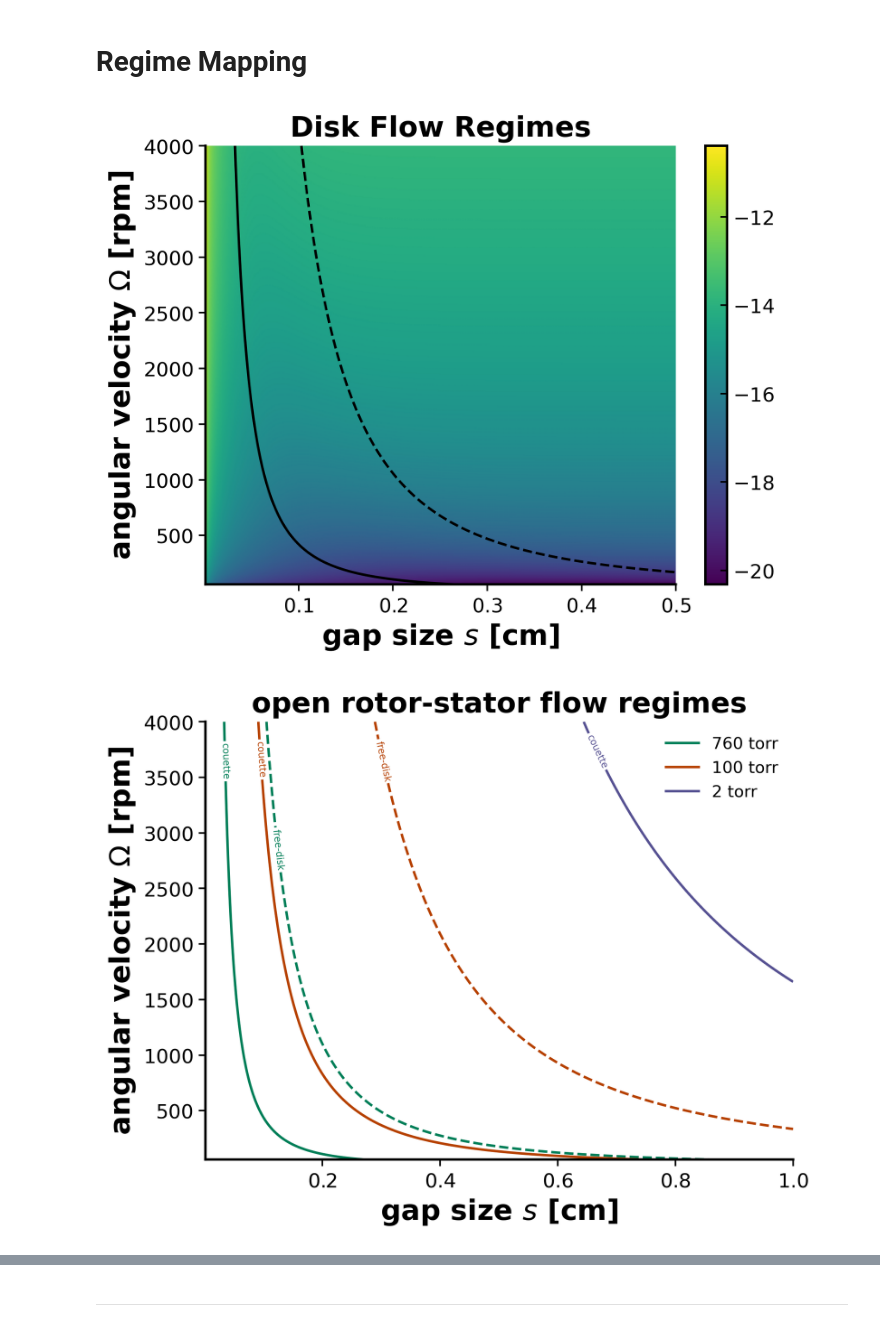
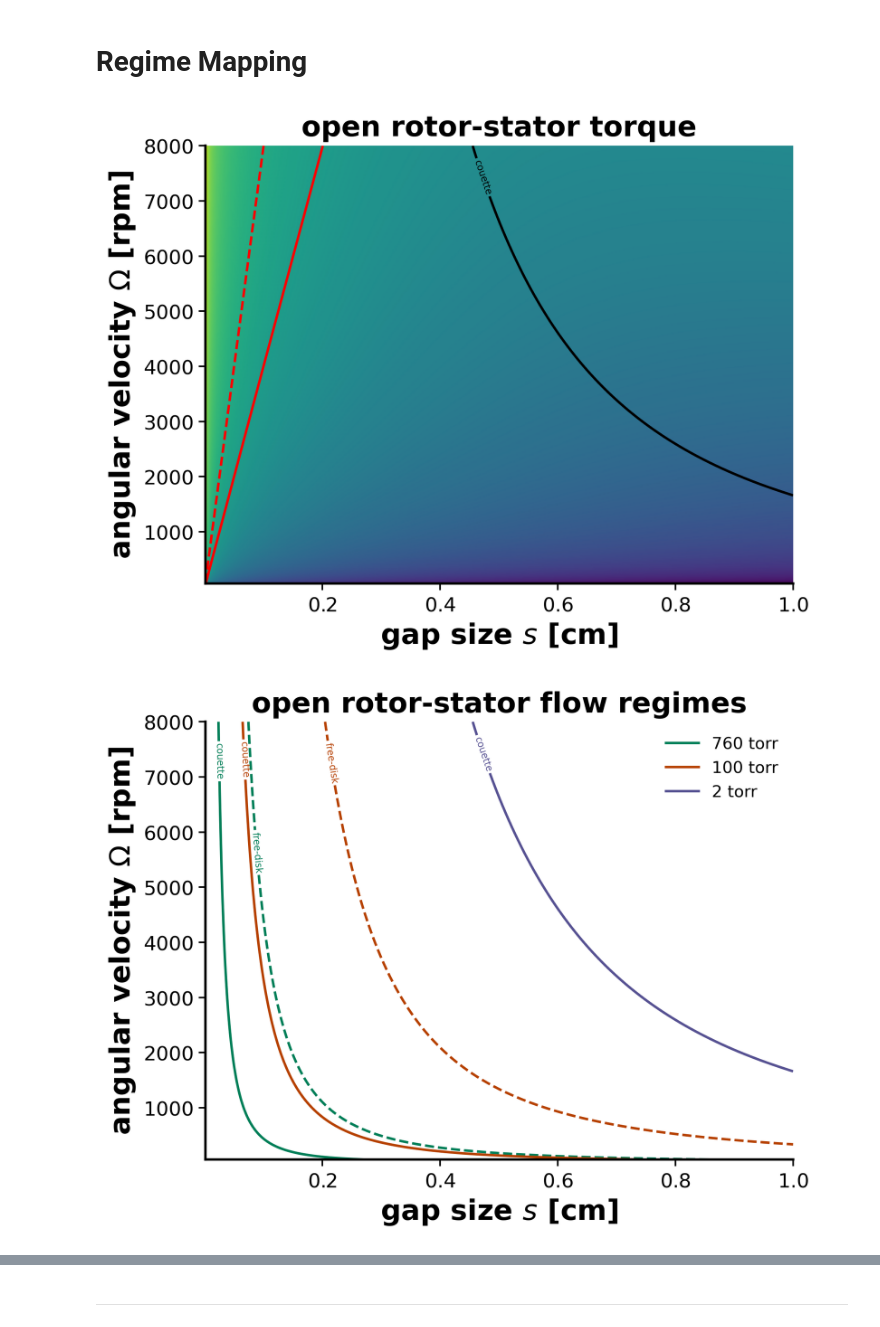
Before and after one commit to Jezen5Volk/Magnetic-Levitation, a Jupyter notebook: Viscous Damping.ipynb, the cells around one changed output, grey strips where cells are left out. Drawn from its saved outputs; the diff is of its cells as text; code cells hidden in the pictures.

Commit message:
spindown

```diff
--- a/Viscous Damping.ipynb
+++ b/Viscous Damping.ipynb
@@ -143,23 +143,31 @@ plt.show()
 # %%
 disk = Disk(
     b = 0.0127,  # radius in meters (radius of 0.0127 is 1 inch diameter)
+    rho = 7500, # density of levitated mass
+    mu = 1.795e-5 #viscosity in pascal seconds
 )
 
-ss, ww, R_gap, M_phi = disk.gen_cmapR(s_start = 10e-6, s_stop = 5e-3, omega_start = 60, omega_stop = 4000, rho_f = 1.226, mu = 1.795e-5)
+ss, ww, R_gap, M_phi = disk.gen_cmapR(s_start = 10e-6, s_stop = 1e-2, omega_start = 60, omega_stop = 8000, rho_f = 4.81e-26*(2*1.0135e5/760)/(1.38e-23*300))
 
-torque_heatmap = plt.pcolormesh(ss*1e2, ww*60/(2*np.pi), np.log(M_phi), shading='gouraud', cmap= "viridis")
-plt.colorbar()
+torque_heatmap = plt.pcolormesh(ss*1e2, ww*60/(2*np.pi), np.log(M_phi/np.max(M_phi)), shading='gouraud', cmap= "viridis")
+#plt.colorbar()
+contour = plt.contour(ss*1e2, ww*60/(2*np.pi), M_phi, levels = [np.max(M_phi)*0.005, np.max(M_phi)*0.01], colors = 'red', linestyles = ['solid', 'dashed'])
 contour = plt.contour(ss*1e2, ww*60/(2*np.pi), R_gap, levels = [3, 30.25], colors = 'black', linestyles = ['solid', 'dashed'])
+strs = ["couette", "free-disk"]
+fmt = {}
+for l, s in zip(contour.levels, strs):
+    fmt[l] = s
+plt.clabel(contour, contour.levels, fmt=fmt, fontsize='xx-small')
 plt.gca().tick_params(axis = 'both', direction = 'out')
 plt.xlabel(r"gap size $s$ [cm]", weight = 'heavy', fontsize = "xx-large")
 plt.ylabel(r"angular velocity $\Omega$ [rpm]", weight = 'heavy', fontsize = "xx-large")
-plt.title("Disk Flow Regimes", weight = 'heavy', fontsize = "xx-large")
+plt.title("open rotor-stator torque", weight = 'heavy', fontsize = "xx-large")
 plt.show()
 
 
 ###################################################
 pressure_range = [760, 100, 2]
-ss, ww, R_gap = disk.gen_pressure_contours(s_start = 10e-6, s_stop = 1e-2, omega_start = 60, omega_stop = 4000, pressure_range = pressure_range, mu = 1.795e-5)
+ss, ww, R_gap = disk.gen_pressure_contours(s_start = 10e-6, s_stop = 1e-2, omega_start = 60, omega_stop = 8000, pressure_range = pressure_range)
 
 pressure_legend = []
 for i, (R, p) in enumerate(zip(R_gap, pressure_range)):
@@ -167,33 +175,54 @@ for i, (R, p) in enumerate(zip(R_gap, pressure_range)):
     strs = ["couette", "free-disk"]
     fmt = {}
     for l, s in zip(contour.levels, strs):
         fmt[l] = s
     plt.clabel(contour, contour.levels, fmt=fmt, fontsize='xx-small')
     pressure_legend.append(Line2D([0],[0], color = f"C{i}", label = f'{p} torr'))
 
 plt.legend(handles=pressure_legend)
 plt.gca().tick_params(axis = 'both', direction = 'out')
 plt.xlabel(r"gap size $s$ [cm]", weight = 'heavy', fontsize = "xx-large")
 plt.ylabel(r"angular velocity $\Omega$ [rpm]", weight = 'heavy', fontsize = "xx-large")
 plt.title("open rotor-stator flow regimes", weight = 'heavy', fontsize = "xx-large")
 plt.show()
 
 
 ###################################################
 pressure_range = [760, 100, 2]
-ss, ww, R_gap = disk.gen_pressure_contours(s_start = 10e-6, s_stop = 1e-2, omega_start = 60, omega_stop = 4000, pressure_range = pressure_range, mu = 1.795e-5)
+ss, ww, R_gap = disk.gen_pressure_contours(s_start = 10e-6, s_stop = 1e-2, omega_start = 60, omega_stop = 8000, pressure_range = pressure_range)
 
 pressure_legend = []
 for i, (R, p) in enumerate(zip(R_gap, pressure_range)):
     contour = plt.contour(ss*1e2, ww*60/(2*np.pi), R, levels = [1.62], colors = f'C{i}', linestyles = 'solid')
     pressure_legend.append(Line2D([0],[0], color = f"C{i}", label = f'{p} torr'))
 
 plt.legend(handles=pressure_legend)
 plt.gca().tick_params(axis = 'both', direction = 'out')
 plt.xlabel(r"gap size $s$ [cm]", weight = 'heavy', fontsize = "xx-large")
 plt.ylabel(r"angular velocity $\Omega$ [rpm]", weight = 'heavy', fontsize = "xx-large")
 plt.title("enclosed rotor-stator flow regimes", weight = 'heavy', fontsize = "xx-large")
 plt.show()
+
+
+####################################################
+s = 5e-4
+t, omega, exp_fit, tau_fit = disk.ors_angular_velocity(s = s, omega_start = 3000, omega_stop = 60, pressure = 760)
+
+
+#hlines
+Omega_couette = disk.mu*3/(disk.rho_f*s**2)
+Omega_free = disk.mu*30.25/(disk.rho_f*s**2)
+
+
+plt.plot(t, omega, label = 'theoretical spindown', linestyle = '', marker = '.')
+plt.plot(t, exp_fit, label = 'exponential fit \n' + r'$\tau$: ' + f'{tau_fit:.1f} s')
+plt.axhline(Omega_couette, c = 'black', label = 'couette')
+plt.axhline(Omega_free, c = 'black', linestyle = '--', label = 'free-disk')
+plt.xlabel("time [s]", weight = 'heavy', fontsize = "xx-large")
+plt.ylabel(r"angular velocity $\Omega$ [rpm]", weight = 'heavy', fontsize = "xx-large")
+plt.title(f"spindown with s = {s*1e2} cm", weight = 'heavy', fontsize = "xx-large")
+plt.legend()
+plt.show()
 # %% [output]
-[figure, old version]
+[figure, new version]
-[figure, old version]
+[figure, new version]
```
Also changed, not shown: parts of 1 cell of this notebook, 1 other file.
